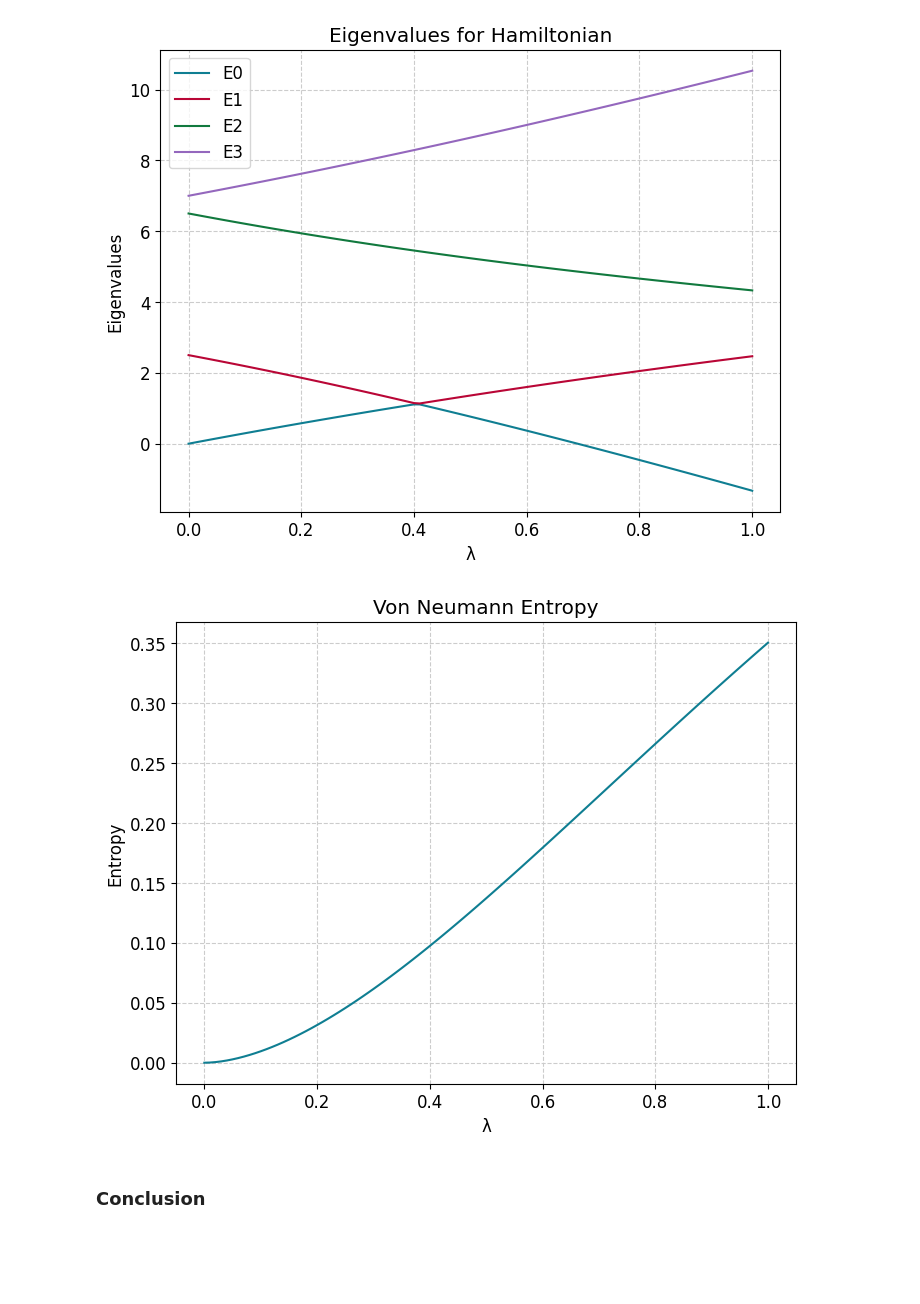
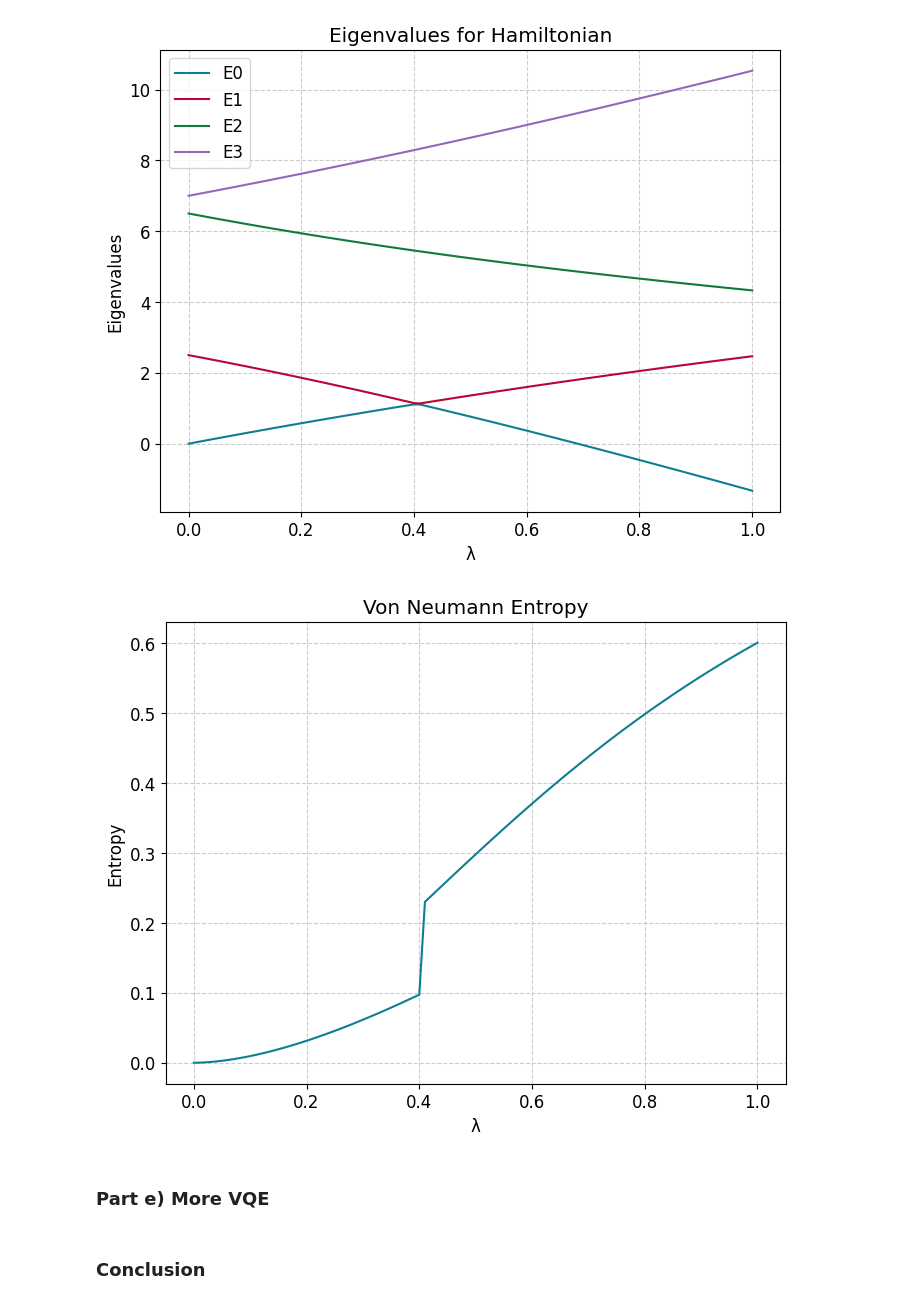
Before and after one commit to hishemok/FYS5419, a Jupyter notebook: Project1.ipynb, the cells around one changed output. Drawn from its saved outputs; the diff is of its cells as text; code cells hidden in the pictures; blank space fills up the shorter version.

```diff
--- a/Project1.ipynb
+++ b/Project1.ipynb
@@ -415,7 +415,6 @@ Hi = Hx*σ_xσ_x + Hz*σ_zσ_z
 
 def Hamiltonian(lam: float) -> np.array:
     """
-    0 <= lam <= 1\n
     returns the Hamiltonian for a given value of lambda
     """
     return H0 + lam * Hi
@@ -425,22 +424,12 @@ lam_vals = np.linspace(0,1,101)
 eigenvalues = []
 eigenvectors = []
 for lam in lam_vals:
-    eigvals, eigvecs = np.linalg.eig(Hamiltonian(lam))
+    eigvals, eigvecs = np.linalg.eigh(Hamiltonian(lam))
     eigenvalues.append(eigvals)
     eigenvectors.append(eigvecs)
 
-#Plot eigenvalues
-e0,e1,e2,e3= [],[],[],[]
-for i in range(len(eigenvalues)):
-    e0.append(sorted(eigenvalues[i])[0])
-    e1.append(sorted(eigenvalues[i])[1])
-    e2.append(sorted(eigenvalues[i])[2])
-    e3.append(sorted(eigenvalues[i])[3])
+plt.plot(lam_vals, eigenvalues)
 
-plt.plot(lam_vals, e0)
-plt.plot(lam_vals, e1)
-plt.plot(lam_vals, e2)
-plt.plot(lam_vals, e3)
 plt.legend(["E0","E1","E2","E3"])
 plt.xlabel("λ")
 plt.ylabel("Eigenvalues")
@@ -451,29 +440,45 @@ plt.show()
 # %%
 #Von Neumann entropy
 def von_neumann_entropy(rho: np.array) -> float:
     """
     Returns the von Neumann entropy for a given density matrix
     """
-    eigvals = np.linalg.eigvals(rho)
-    eigvals = eigvals[eigvals > 1e-10]#avoid log(0)
-    return -np.sum(eigvals*np.log2(eigvals))
+    eigvals = np.linalg.eigvalsh(rho)
+
+    return -np.sum(eigvals*np.log2(eigvals+1e-5))
 
 
-entropies = []
-for i in range(len(eigenvectors)):
-    psi0 = eigenvectors[i][:,0]
-    rho0 = np.outer(psi0,psi0.conj()).reshape(2,2,2,2)
-    rhoA = np.trace(rho0,axis1=1,axis2=3)
-    # rhoB = np.trace(rho0,axis1=1,axis2=3)
-    entropies.append(von_neumann_entropy(rhoA))
+def density_matrix(eigvecs: np.array) -> np.array:
+    """
+    Returns the density matrix for a given state
+    """
+    return np.outer(eigvecs.T[0], eigvecs.T[0].conj())
 
+
+lam_vals = np.linspace(0,1,101)
+eigenvalues = np.zeros((len(lam_vals),4))
+eigenvectors = np.zeros((len(lam_vals),4,4),dtype=complex)
+
+entropies = np.zeros(len(lam_vals))
+
+for i,l in enumerate(lam_vals):
+    eigvals, eigvecs = np.linalg.eigh(Hamiltonian(l))
+    eigenvalues[i] = eigvals
+    eigenvectors[i] = eigvecs
+    dens_matrix = density_matrix(eigvecs)
+    dens_a = np.trace(dens_matrix.reshape(2,2,2,2),axis1=0,axis2=2)
+    dens_b = np.trace(dens_matrix.reshape(2,2,2,2),axis1=1,axis2=3)
+
+    entropies[i] = von_neumann_entropy(dens_a)
 
 
 
 plt.plot(lam_vals, entropies)
 plt.xlabel("λ")
 plt.ylabel("Entropy")
 plt.title("Von Neumann Entropy")
 plt.show()
 # %% [output]
-[figure, old version]
+[figure, new version]
+# %% [markdown]
+### Part e) More VQE
```
Also changed, not shown: parts of 4 cells of this notebook.
